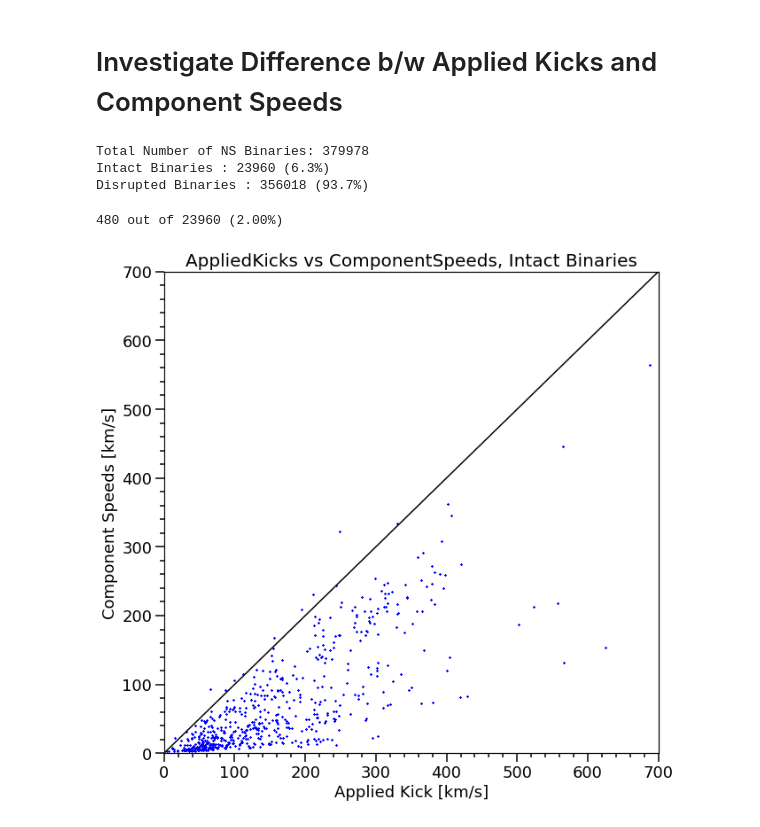
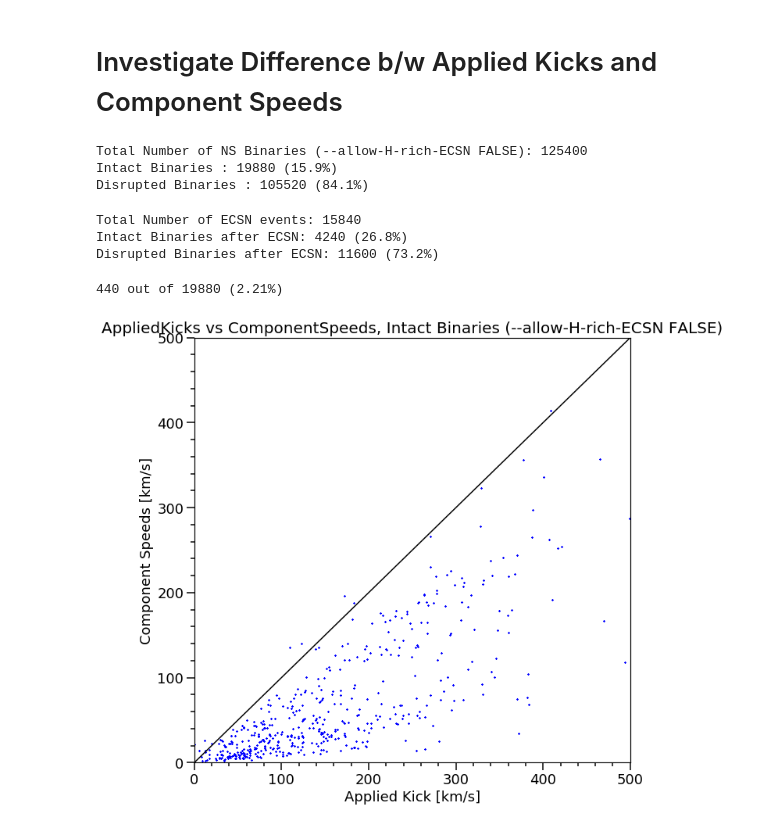
Before and after one commit to veome22/supernova_remnant_prescription, a Jupyter notebook: FRONTERA_kick_dist_plots_compas_BSE.ipynb, the cells around one changed output. Drawn from its saved outputs; the diff is of its cells as text; code cells hidden in the pictures.

Commit message:
implemented H-poor selection for ECSN

```diff
--- a/FRONTERA_kick_dist_plots_compas_BSE.ipynb
+++ b/FRONTERA_kick_dist_plots_compas_BSE.ipynb
@@ -433,0 +467,3 @@ BSE_mask_ALLSN_NS_ECSN = ((BSE_SN_STELLAR_TYPE_ECSN ==13)) # select unbound NSs,
+# %%
+mask_RLOF_to_ECSN = np.in1d(SEED_ECSN, SEED_RLOF)
+len(mask_RLOF_to_ECSN)
@@ -433,0 +472,5 @@ BSE_mask_ALLSN_NS_ECSN = ((BSE_SN_STELLAR_TYPE_ECSN ==13)) # select unbound NSs,
+# %%
+df_ecsn_false_only = df_ecsn_false.loc[mask_RLOF_to_ECSN]
+df_ecsn_false_only = df_ecsn_false_only[df_ecsn_false_only['SN_STELLAR_TYPE_ECSN'] == 13]
+print(df_ecsn_false_only.shape)
+df_ecsn_false_only.head()
@@ -558,49 +607,54 @@ mask_ALLSN_BOUND = ((SN_STELLAR_TYPE ==13)* (UNBOUND == 0)) # select unbound NSs
 # %%
-print("Total Number of NS Binaries:", sum(mask_ALL_SN))
-print(f"Intact Binaries : {np.sum(mask_ALLSN_BOUND)} ({np.sum(mask_ALLSN_BOUND)/sum(mask_ALL_SN)*100:.1f}%)")
-print(f"Disrupted Binaries : {np.sum(mask_ALLSN_UNBOUND)} ({np.sum(mask_ALLSN_UNBOUND)/sum(mask_ALL_SN)*100:.1f}%)")
+print("Total Number of NS Binaries (--allow-H-rich-ECSN FALSE):", len(ALLSN_ECSN_FALSE))
+print(f"Intact Binaries : {len(ALLSN_BOUND_ECSN_FALSE)} ({len(ALLSN_BOUND_ECSN_FALSE)/len(ALLSN_ECSN_FALSE)*100:.1f}%)")
+print(f"Disrupted Binaries : {len(ALLSN_UNBOUND_ECSN_FALSE)} ({len(ALLSN_UNBOUND_ECSN_FALSE)/len(ALLSN_ECSN_FALSE)*100:.1f}%)")
 # %% [output]
-Total Number of NS Binaries: 379978
-Intact Binaries : 23960 (6.3%)
-Disrupted Binaries : 356018 (93.7%)
+Total Number of NS Binaries (--allow-H-rich-ECSN FALSE): 125400
+Intact Binaries : 19880 (15.9%)
+Disrupted Binaries : 105520 (84.1%)
+# %%
+print("Total Number of ECSN events:", len(ECSN_ECSN_FALSE))
+print(f"Intact Binaries after ECSN: {len(ECSN_BOUND_ECSN_FALSE)} ({len(ECSN_BOUND_ECSN_FALSE)/len(ECSN_ECSN_FALSE)*100:.1f}%)")
+print(f"Disrupted Binaries after ECSN: {len(ECSN_UNBOUND_ECSN_FALSE)} ({len(ECSN_UNBOUND_ECSN_FALSE)/len(ECSN_ECSN_FALSE)*100:.1f}%)")
+# %% [output]
+Total Number of ECSN events: 15840
+Intact Binaries after ECSN: 4240 (26.8%)
+Disrupted Binaries after ECSN: 11600 (73.2%)
+# %%
+CP_SPEEDS_ALLSN_UNBOUND_ECSN_FALSE = df_ecsn_false_only[(df_ecsn_false_only['UNBOUND_ECSN']==1)]['COMPONENT_SPEEDS_ECSN'].to_numpy()
+CP_SPEEDS_ALLSN_BOUND_ECSN_FALSE = df_ecsn_false_only[(df_ecsn_false_only['UNBOUND_ECSN']==0) ]['COMPONENT_SPEEDS_ECSN'].to_numpy()
+CP_SPEEDS_ALLSN_ECSN_FALSE = df_ecsn_false_only['COMPONENT_SPEEDS_ECSN'].to_numpy()
+
+APPLIED_KICKS_ALLSN_UNBOUND_ECSN_FALSE = df_ecsn_false_only[(df_ecsn_false_only['UNBOUND_ECSN']==1)]['KICK_DATA_ECSN'].to_numpy()
+APPLIED_KICKS_ALLSN_BOUND_ECSN_FALSE = df_ecsn_false_only[(df_ecsn_false_only['UNBOUND_ECSN']==0) ]['KICK_DATA_ECSN'].to_numpy()
+APPLIED_KICKS_ALLSN_ECSN_FALSE = df_ecsn_false_only['KICK_DATA_ECSN'].to_numpy()
 # %%
 # number of intact binaries with componentspeeds higher than kicks
-print(f"{sum(APPLIED_KICKS_ALL_BOUND < CP_SPEEDS_ALL_BOUND)} out of {len(APPLIED_KICKS_ALL_BOUND)} \
-({100* sum(APPLIED_KICKS_ALL_BOUND < CP_SPEEDS_ALL_BOUND)/len(APPLIED_KICKS_ALL_BOUND):.2f}%)")
+print(f"{sum(APPLIED_KICKS_ALLSN_BOUND_ECSN_FALSE < CP_SPEEDS_ALLSN_BOUND_ECSN_FALSE)} out of {len(APPLIED_KICKS_ALLSN_BOUND_ECSN_FALSE)} \
+({100* sum(APPLIED_KICKS_ALLSN_BOUND_ECSN_FALSE < CP_SPEEDS_ALLSN_BOUND_ECSN_FALSE)/len(APPLIED_KICKS_ALLSN_BOUND_ECSN_FALSE):.2f}%)")
 # %% [output]
-480 out of 23960 (2.00%)
+440 out of 19880 (2.21%)
 # %%
 f, ax= plt.subplots(1, 1,  figsize=(10,10))
-
-
-CP_SPEEDS_ALL_UNBOUND = COMPONENT_SPEEDS[mask_ALLSN_UNBOUND]
-CP_SPEEDS_ALL_BOUND = COMPONENT_SPEEDS[mask_ALLSN_BOUND]
-
-APPLIED_KICKS_ALL_UNBOUND = APPLIED_KICKS[mask_ALLSN_UNBOUND]
-APPLIED_KICKS_ALL_BOUND = APPLIED_KICKS[mask_ALLSN_BOUND]
 
 
 layoutAxes(ax=ax, nameX='Applied Kick [km/s]',\
        nameY='Component Speeds [km/s]')
 
 size=0.2
 
-plt.scatter( APPLIED_KICKS_ALL_BOUND, CP_SPEEDS_ALL_BOUND, s=size, c='b', label='Intact')
+plt.scatter( APPLIED_KICKS_ALLSN_BOUND_ECSN_FALSE, CP_SPEEDS_ALLSN_BOUND_ECSN_FALSE, s=size, c='b', label='Intact')
 x = np.linspace(0,1000, 1000)
 plt.plot(x,x, 'k-')
-# plt.scatter( APPLIED_KICKS_ALL_UNBOUND, CP_SPEEDS_ALL_UNBOUND, s=size, c='r', label='Disrupted')
 
-# lgnd = plt.legend(scatterpoints=1, fontsize=18)
-# lgnd.legendHandles[0]._sizes = [30]
-# lgnd.legendHandles[1]._sizes = [30]
 
-plt.xlim(0,700)
-plt.ylim(0,700)
+plt.xlim(0,500)
+plt.ylim(0,500)
 
-plt.title("AppliedKicks vs ComponentSpeeds, Intact Binaries", fontsize=20)
+plt.title("AppliedKicks vs ComponentSpeeds, Intact Binaries (--allow-H-rich-ECSN FALSE)", fontsize=20)
 
 plt.show()
 # %% [output]
-[figure, old version]
+[figure, new version]
 # %%
 f, ax= plt.subplots(1, 1,  figsize=(10,10))
```
Also changed, not shown: parts of 33 cells of this notebook.
